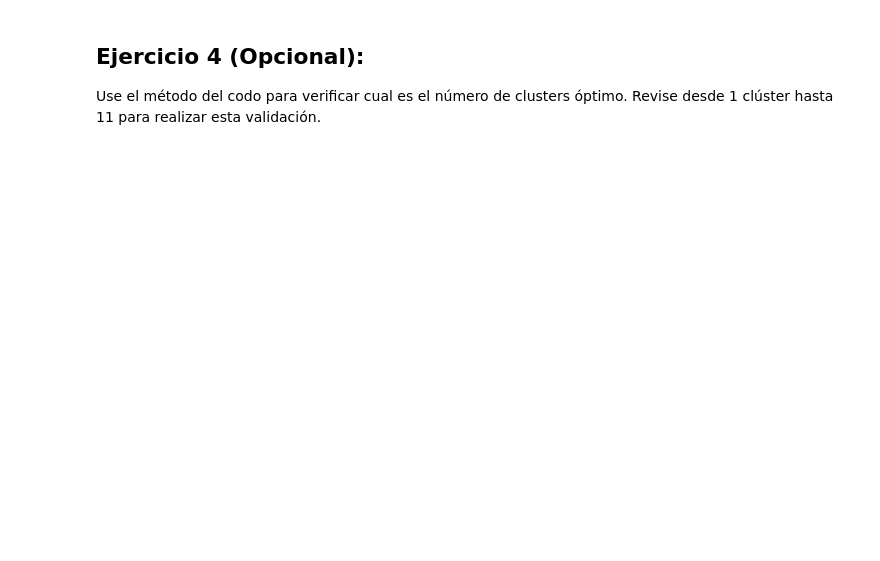
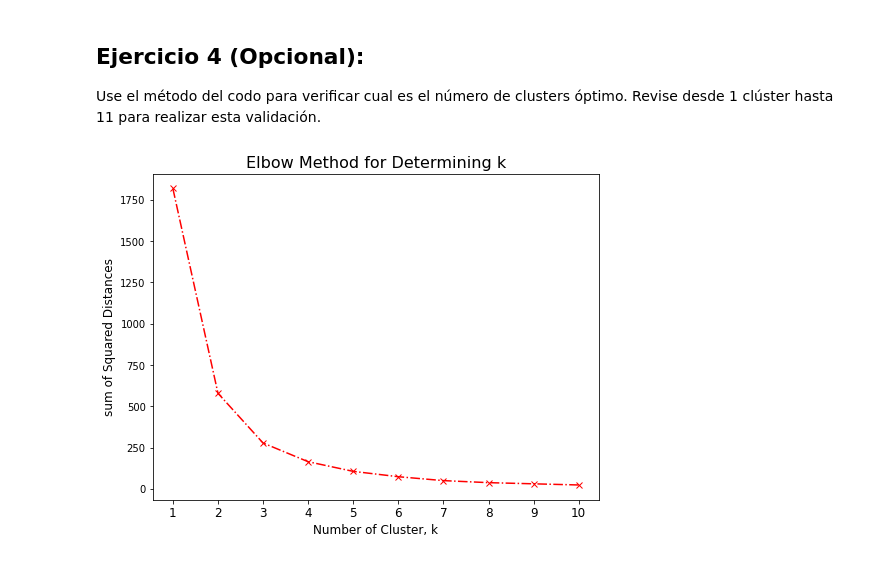
Before and after one commit to dianaquinterol/MujeresDigitales, a Jupyter notebook: Taller_semana_7.ipynb, the cells around one changed output. Cells and saved outputs as stored; diff of their text form; code cells hidden in the pictures; blank space fills up the shorter version.

```diff
--- a/Taller_semana_7.ipynb
+++ b/Taller_semana_7.ipynb
@@ -108,0 +107,17 @@ Use el método del codo para verificar cual es el número de clusters óptimo. R
+# %%
+sumapuntos = []
+K = range(1,11)
+for k in K:
+  km = KMeans(n_clusters=k)
+  km = km.fit(df_normalizado[['loan_amnt','annual_inc']])
+  sumapuntos.append(km.inertia_)
+plt.figure(figsize=(8,6))
+plt.plot(K, sumapuntos, 'rx-.')
+plt.xlabel('Number of Cluster, k', fontsize=12)
+plt.xticks(range(1,11), fontsize = 12)
+plt.ylabel('sum of Squared Distances', fontsize = 12)
+plt.xticks(fontsize = 12)
+plt.title('Elbow Method for Determining k', fontsize= 16)
+plt.show()
+# %% [output]
+[figure, added]
```
Also changed, not shown: parts of 3 cells of this notebook.
